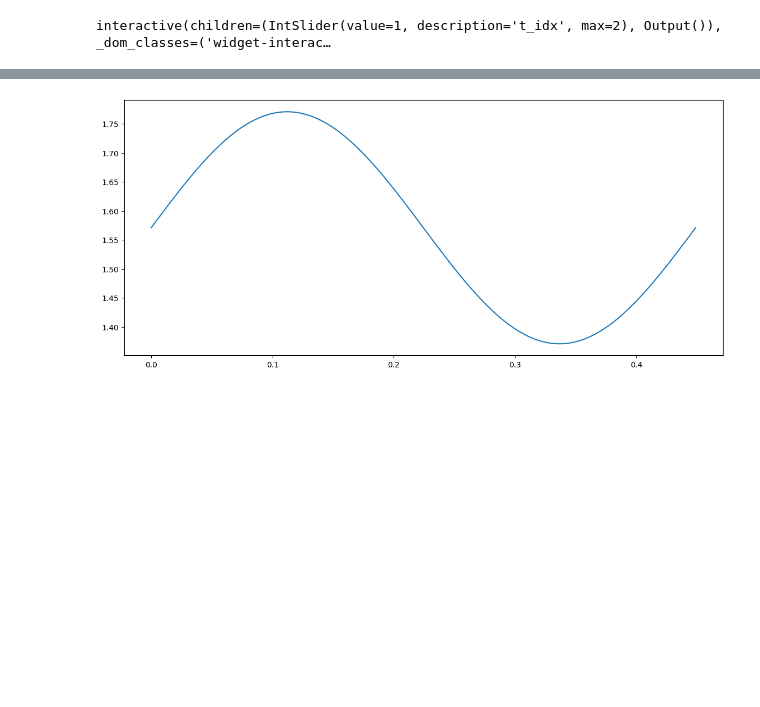
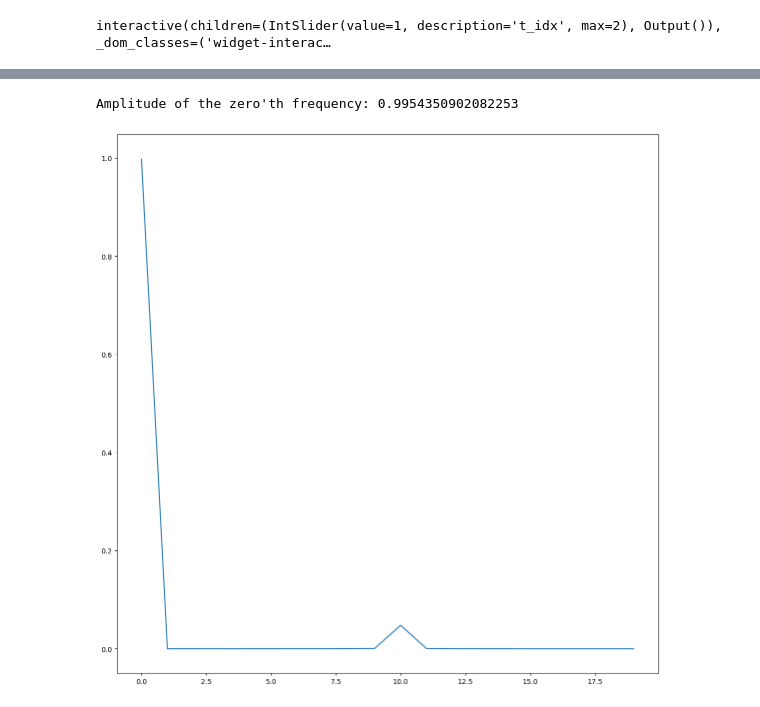
Before and after one commit to mkali-weizmann/electron-laser-interaction, a Jupyter notebook: playground.ipynb, the cells around one changed output, grey strips where cells are left out. Cells and saved outputs as stored; diff of their text form; code cells hidden in the pictures; blank space fills up the shorter version.

```diff
--- a/playground.ipynb
+++ b/playground.ipynb
@@ -128,22 +128,13 @@ interactive(children=(IntSlider(value=99, description='x_idx', max=199), Output(
-# %%
-ω = 14
-N_t = 300
-mean_phase = np.pi/2
-sin_amp = 0.2
-
-
-T = 2*np.pi / ω
-t_dummy = np.linspace(0, T, N_t)
-phi = mean_phase + sin_amp * np.sin(ω*t_dummy)
-PHI = np.fft.fft(phi)
-freqs = np.fft.fftfreq(N_t)
-
-fig, ax = plt.subplots(2, 1, figsize=(14, 6))
-
-ax[0].plot(t_dummy, phi_dummy);
-ax[1].plot()
-# %% [output]
-[figure, removed]
+# %%
+fig, ax = plt.subplots(figsize=(14, 14))
+phi_values = np.load('Data Arrays\\Debugging Arrays\\phi_values.npy')
+phase_mask = np.exp(1j * phi_values)
+PHASE_MASK = np.fft.fft(phase_mask, axis=2, norm='forward')
+plt.plot(np.abs(PHASE_MASK[PHASE_MASK.shape[0]//2, PHASE_MASK.shape[1]//2, 0:20]))
+print(f"Amplitude of the zero'th frequency: {np.abs(PHASE_MASK[0,0,0])**2}")
+# %% [output]
+Amplitude of the zero'th frequency: 0.9954350902082253
+[figure, added]
 # %%
 M = np.load('Data Arrays\\Debugging Arrays\\phase_amplitude_mask.npy')
 fig, ax = plt.subplots(1, 2, figsize=(14, 7))
```
Also changed, not shown: parts of 3 cells of this notebook, 2 other files.
